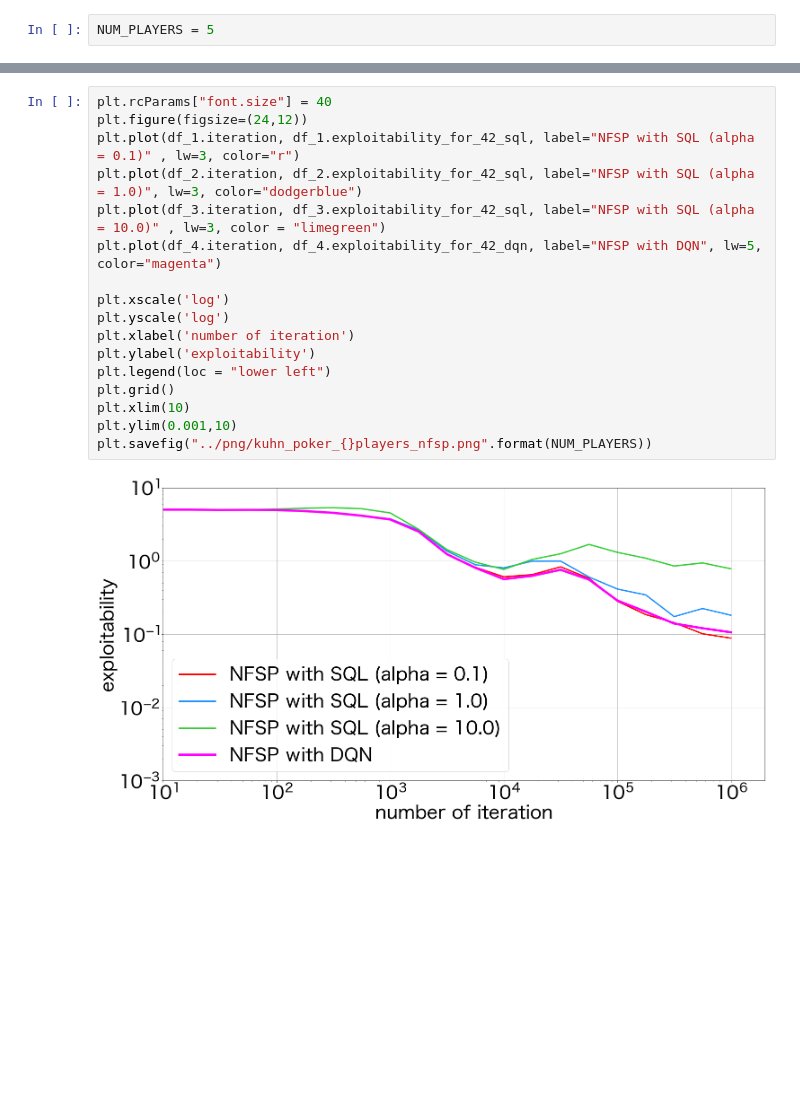
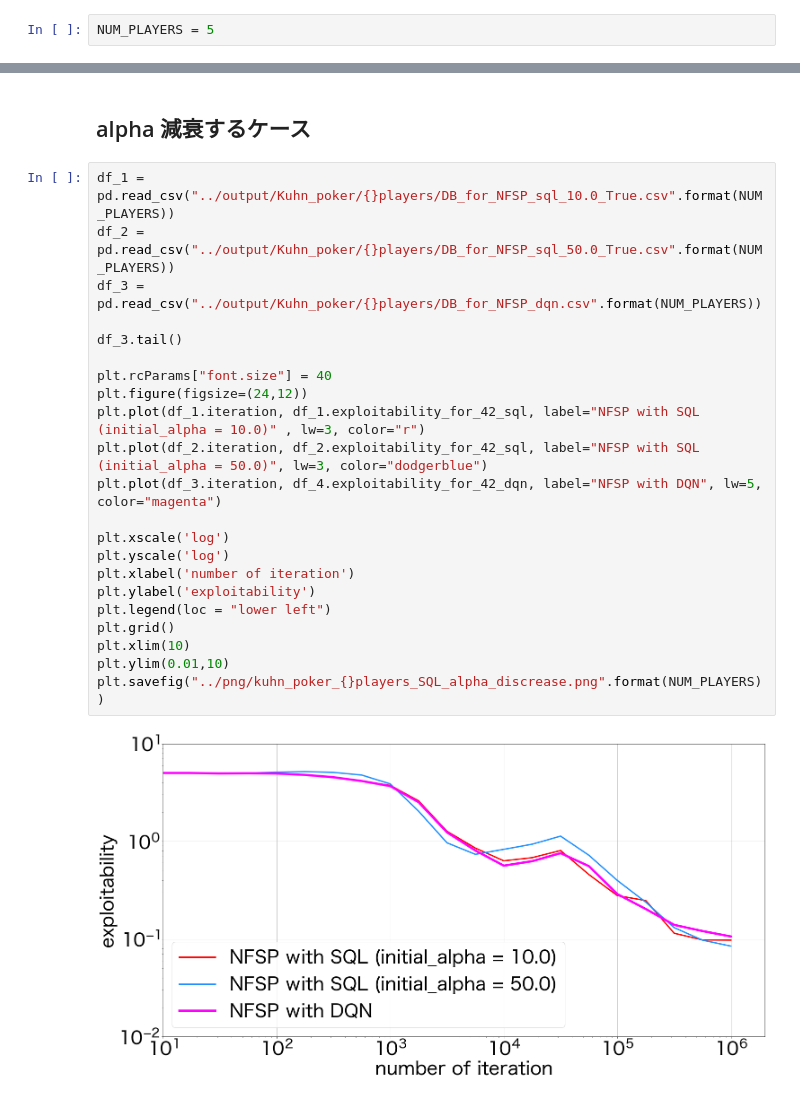
Before and after one commit to yusuke-sk/cfr, a Jupyter notebook: Other/Make_png/jupyter_notebook/kuhn_poker_5players.ipynb, the cells around one changed output, grey strips where cells are left out. Cells and saved outputs as stored; diff of their text form; blank space fills up the shorter version.

```diff
--- a/Other/Make_png/jupyter_notebook/kuhn_poker_5players.ipynb
+++ b/Other/Make_png/jupyter_notebook/kuhn_poker_5players.ipynb
@@ -28,19 +39,26 @@ df_3.tail()
-# %%
-plt.rcParams["font.size"] = 40
-plt.figure(figsize=(24,12))
-plt.plot(df_1.iteration, df_1.exploitability_for_42_sql, label="NFSP with SQL (alpha = 0.1)" , lw=3, color="r")
-plt.plot(df_2.iteration, df_2.exploitability_for_42_sql, label="NFSP with SQL (alpha = 1.0)", lw=3, color="dodgerblue")
-plt.plot(df_3.iteration, df_3.exploitability_for_42_sql, label="NFSP with SQL (alpha = 10.0)" , lw=3, color = "limegreen")
-plt.plot(df_4.iteration, df_4.exploitability_for_42_dqn, label="NFSP with DQN", lw=5, color="magenta")
-
-plt.xscale('log')
-plt.yscale('log')
-plt.xlabel('number of iteration')
-plt.ylabel('exploitability')
-plt.legend(loc = "lower left")
-plt.grid()
-plt.xlim(10)
-plt.ylim(0.001,10)
-plt.savefig("../png/kuhn_poker_{}players_nfsp.png".format(NUM_PLAYERS))
-# %% [output]
-[figure, removed]
+# %% [markdown]
+## alpha 減衰するケース
+# %%
+df_1 = pd.read_csv("../output/Kuhn_poker/{}players/DB_for_NFSP_sql_10.0_True.csv".format(NUM_PLAYERS))
+df_2 = pd.read_csv("../output/Kuhn_poker/{}players/DB_for_NFSP_sql_50.0_True.csv".format(NUM_PLAYERS))
+df_3 = pd.read_csv("../output/Kuhn_poker/{}players/DB_for_NFSP_dqn.csv".format(NUM_PLAYERS))
+
+df_3.tail()
+
+plt.rcParams["font.size"] = 40
+plt.figure(figsize=(24,12))
+plt.plot(df_1.iteration, df_1.exploitability_for_42_sql, label="NFSP with SQL (initial_alpha = 10.0)" , lw=3, color="r")
+plt.plot(df_2.iteration, df_2.exploitability_for_42_sql, label="NFSP with SQL (initial_alpha = 50.0)", lw=3, color="dodgerblue")
+plt.plot(df_3.iteration, df_4.exploitability_for_42_dqn, label="NFSP with DQN", lw=5, color="magenta")
+
+plt.xscale('log')
+plt.yscale('log')
+plt.xlabel('number of iteration')
+plt.ylabel('exploitability')
+plt.legend(loc = "lower left")
+plt.grid()
+plt.xlim(10)
+plt.ylim(0.01,10)
+plt.savefig("../png/kuhn_poker_{}players_SQL_alpha_discrease.png".format(NUM_PLAYERS))
+# %% [output]
+[figure, added]
```
Also changed, not shown: parts of 3 cells of this notebook, 36 other files.
